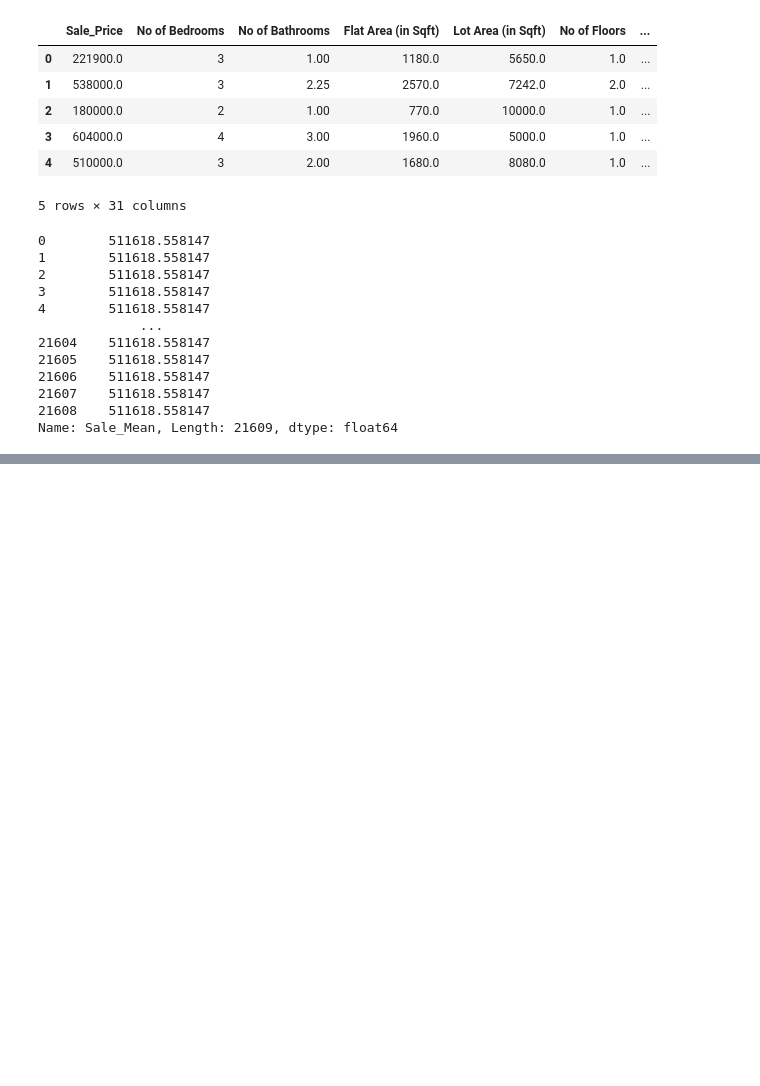
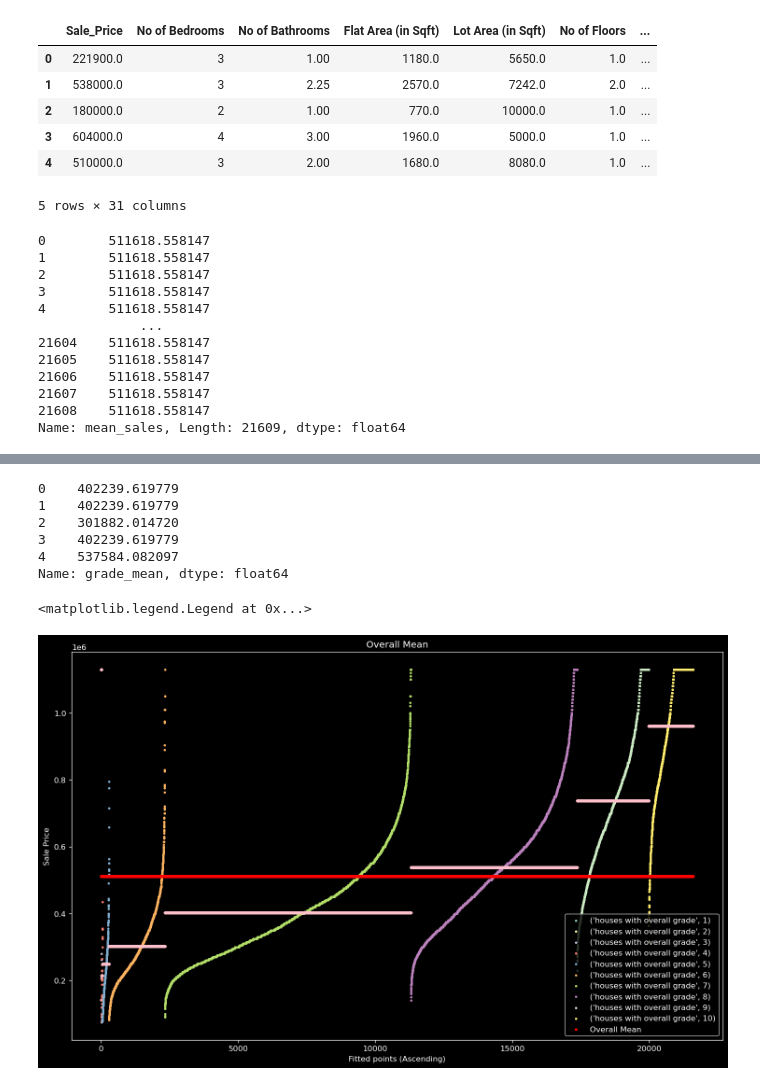
Before and after one commit to avarshvir/Machine_Learning_Journey, a Jupyter notebook: 4_supervised_learning/4_2_regression/4_2_1_linear_regression/improving_upon_mean_regression_model.ipynb, the cells around one changed output, grey strips where cells are left out. Drawn from its saved outputs; the diff is of its cells as text; code cells hidden in the pictures; blank space fills up the shorter version.

```diff
--- a/4_supervised_learning/4_2_regression/4_2_1_linear_regression/improving_upon_mean_regression_model.ipynb
+++ b/4_supervised_learning/4_2_regression/4_2_1_linear_regression/improving_upon_mean_regression_model.ipynb
@@ -12,8 +17,8 @@ data.head()
 | 4 | 510000.0 | 3 | 2.00 | 1680.0 | 8080.0 | 1.0 | ... |
 5 rows × 31 columns
 # %%
-data['Sale_Mean'] = data['Sale_Price'].mean()
-data['Sale_Mean']
+data['mean_sales'] = data['Sale_Price'].mean()
+data['mean_sales']
 # %% [output]
 0        511618.558147
 1        511618.558147
@@ -26,5 +31,5 @@ data['Sale_Mean']
 21606    511618.558147
 21607    511618.558147
 21608    511618.558147
-Name: Sale_Mean, Length: 21609, dtype: float64
+Name: mean_sales, Length: 21609, dtype: float64
 # %%
@@ -33,3 +38,63 @@ grade_means
 # %% [output]
 | Overall Grade | 1 | 2 | 3 | 4 | 5 | 6 | 7 | 8 | 9 | 10 |
 | Sale_Price | 142000.0 | 1129575.0 | 205666.666667 | 214381.034483 | 248523.971074 | 301882.01472 | 402239.619779 | 537584.082097 | 736936.769025 | 960408.078866 |
+# %%
+#making new column
+data['grade_mean'] = 0
+
+#for every grade fill its mean price in new column
+for i in grades_mean.columns:
+    data['grade_mean'][data['Overall Grade'] == i] = grades_mean[i][0]
+
+data['grade_mean'].head()
+# %% [output]
+0    402239.619779
+1    402239.619779
+2    301882.014720
+3    402239.619779
+4    537584.082097
+Name: grade_mean, dtype: float64
+# %%
+gradewise_list = []
+for i in range(1,11):
+    k = data["Sale_Price"][data["Overall Grade"] == i]
+    gradewise_list.append(k)
+# %%
+classwise_list = []
+for i in range(1,11):
+    k = data["Sale_Price"][data["Overall Grade"] == i]
+    classwise_list.append(k)
+# %%
+plt.figure( dpi = 120, figsize = (15,9) )
+
+#### Plotting "Sale_Price" gradewise ####
+# z variable is for x-axis
+z = 0
+for i in range(1,11):
+  # defining x-axis using z
+  points = [k for k in range(z, z + len(gradewise_list[i-1]))]
+  # Plotting
+  plt.scatter( points,
+              gradewise_list[i-1].sort_values(),
+              label = ('houses with overall grade', i), s = 4 )
+  # Plotting gradewise mean
+  plt.scatter( points,
+              [classwise_list[i-1].mean() for q in range(len(classwise_list[i-1]))],
+              s = 6, color = 'pink'
+              )
+  z = max(points) + 1
+
+#### plotting Overall Mean ####
+plt.scatter([q for q in range(0, z)],
+         data['mean_sales'],
+         color = 'red',
+         label = 'Overall Mean',
+         s = 6)
+
+plt.xlabel('Fitted points (Ascending)')
+plt.ylabel("Sale Price")
+plt.title('Overall Mean')
+plt.legend(loc = 4)
+# %% [output]
+<matplotlib.legend.Legend at 0x...>
+[figure, added]
```
Also changed, not shown: parts of 16 cells of this notebook, 2 other files.
